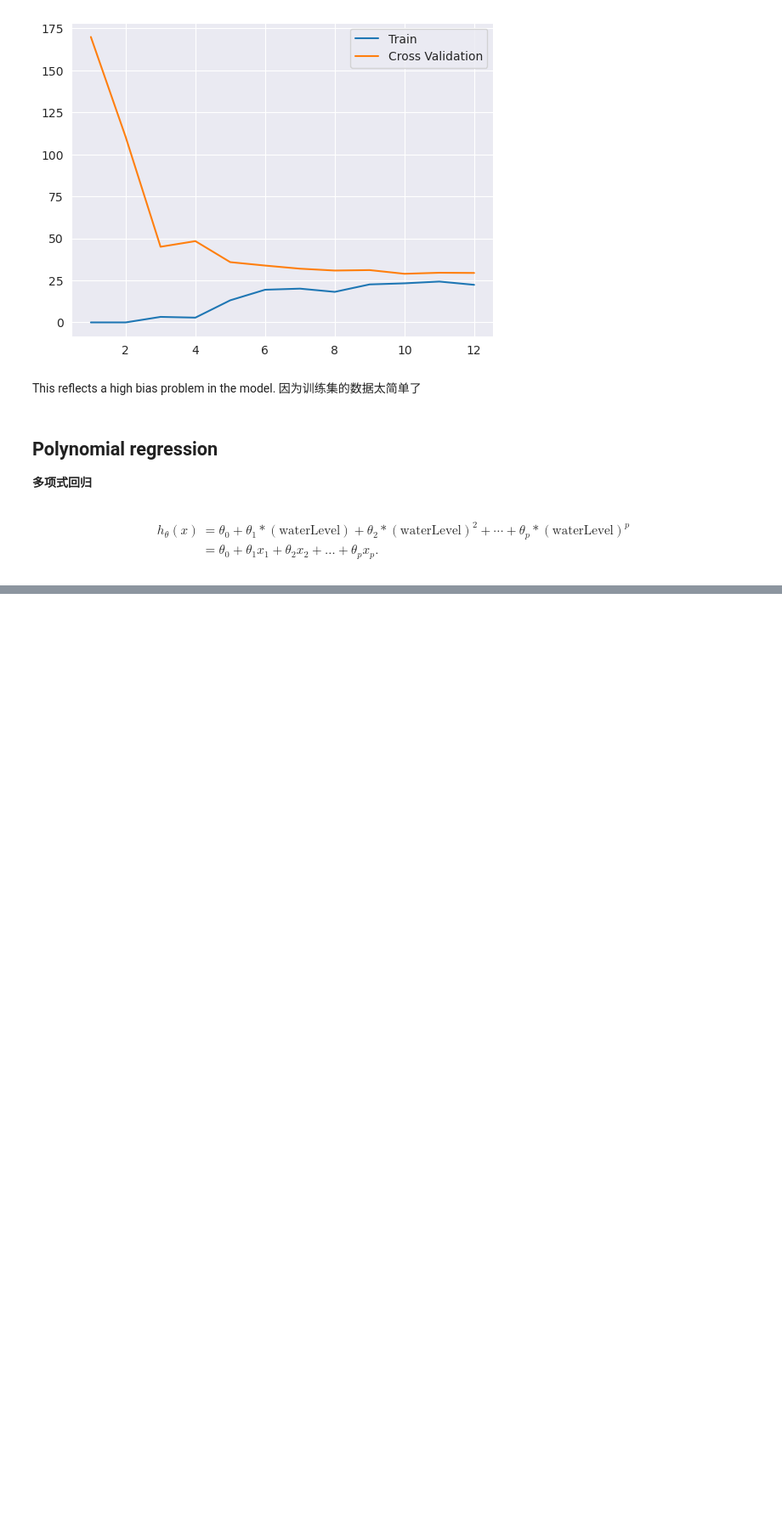
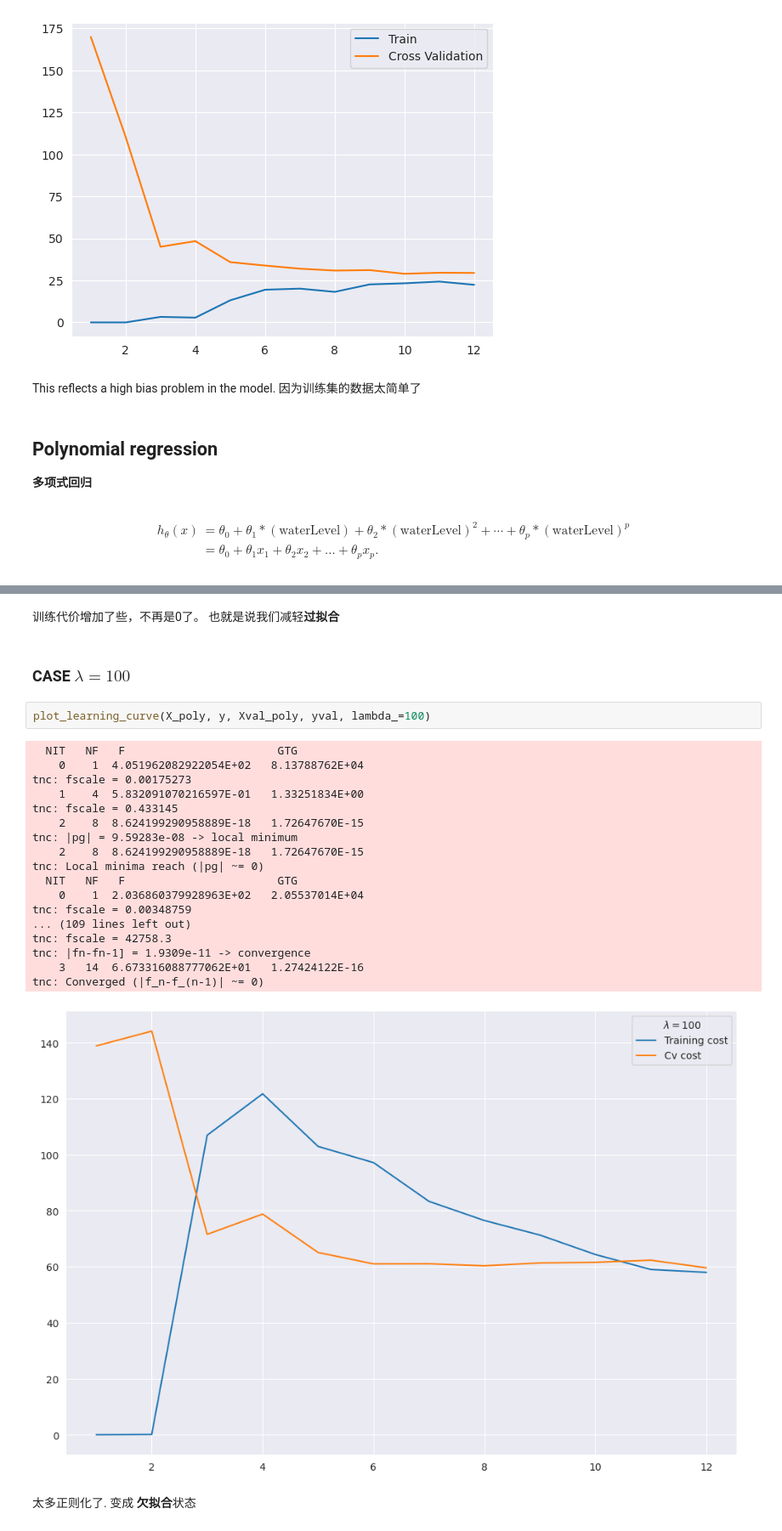
Before and after one commit to 2einz/ML-Homework, a Jupyter notebook: Ex5-bias vs variance/Bias v.s. Variance.ipynb, the cells around one changed output, grey strips where cells are left out. Shown at 85% size. Cells and saved outputs as stored; diff of their text form; blank space fills up the shorter version.

```diff
--- a/Ex5-bias vs variance/Bias v.s. Variance.ipynb
+++ b/Ex5-bias vs variance/Bias v.s. Variance.ipynb
@@ -198,0 +323,29 @@ h_\theta(x) &= \theta_0 + \theta_1 \ast (\text{waterLevel}) + \theta_2 \ast (\te
+# %% [markdown]
+训练代价增加了些，不再是0了。
+也就是说我们减轻**过拟合**
+# %% [markdown]
+### CASE $\lambda = 100$
+# %%
+plot_learning_curve(X_poly, y, Xval_poly, yval, lambda_=100)
+# %% [output]
+  NIT   NF   F                       GTG
+    0    1  4.051962082922054E+02   8.13788762E+04
+tnc: fscale = 0.00175273
+    1    4  5.832091070216597E-01   1.33251834E+00
+tnc: fscale = 0.433145
+    2    8  8.624199290958889E-18   1.72647670E-15
+tnc: |pg| = 9.59283e-08 -> local minimum
+    2    8  8.624199290958889E-18   1.72647670E-15
+tnc: Local minima reach (|pg| ~= 0)
+  NIT   NF   F                       GTG
+    0    1  2.036860379928963E+02   2.05537014E+04
+tnc: fscale = 0.00348759
+... (109 lines left out)
+tnc: fscale = 42758.3
+tnc: |fn-fn-1] = 1.9309e-11 -> convergence
+    3   14  6.673316088777062E+01   1.27424122E-16
+tnc: Converged (|f_n-f_(n-1)| ~= 0)
+[figure, added]
+# %% [markdown]
+太多正则化了.
+变成 **欠拟合**状态
```
Also changed, not shown: parts of 17 cells of this notebook.
